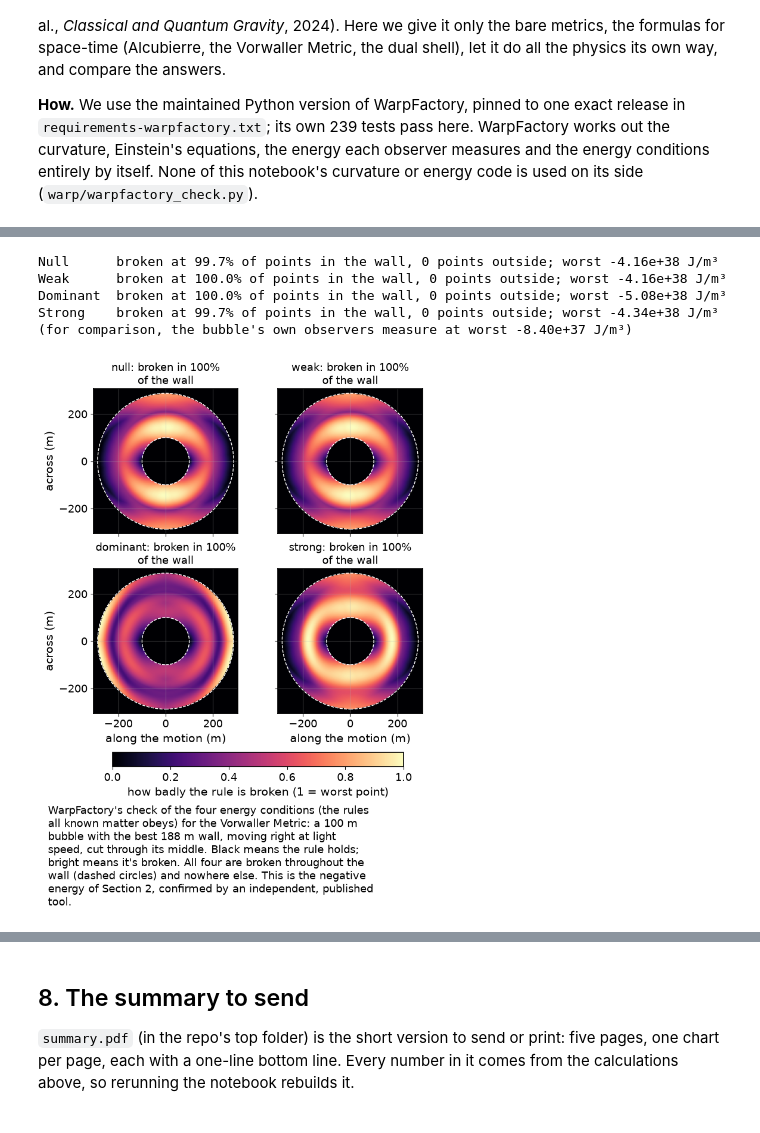
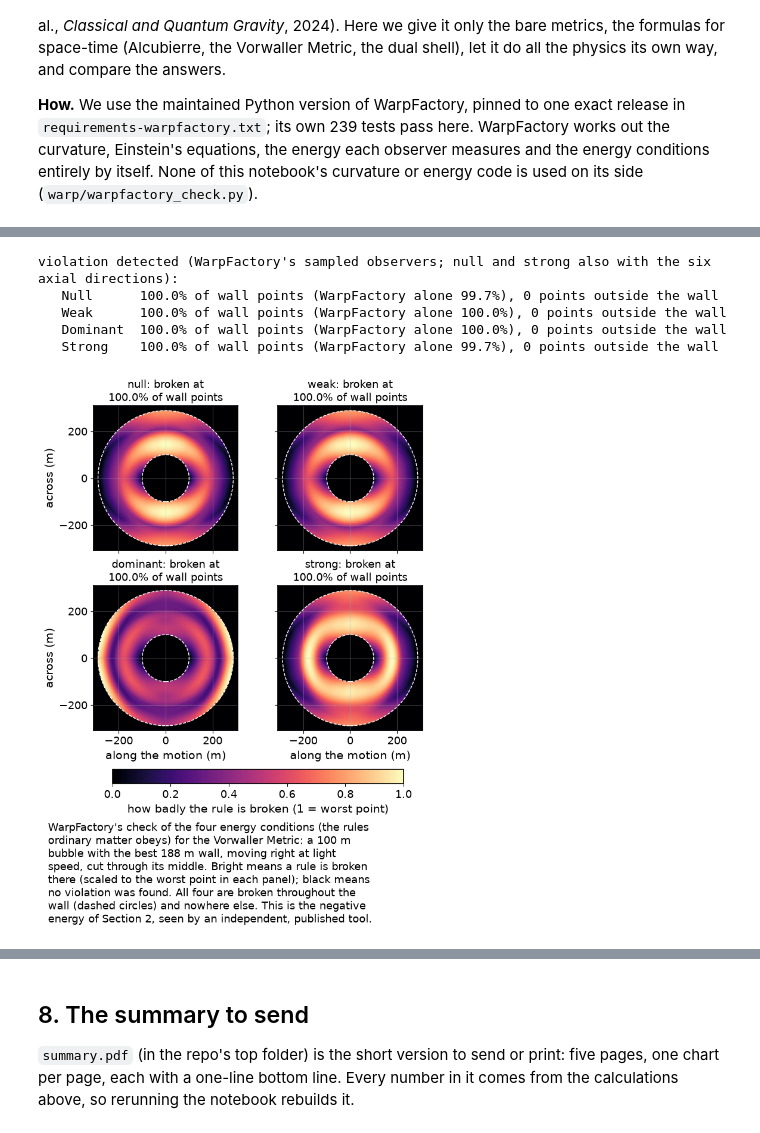
Before and after one commit to gvorwaller/warpdrive, a Jupyter notebook: warp_bubble.ipynb, the cells around one changed output, grey strips where cells are left out. Saved outputs shown, nothing was run; the diff lists cells and outputs as text; code cells hidden in the pictures.

```diff
--- a/warp_bubble.ipynb
+++ b/warp_bubble.ipynb
@@ -1003,48 +1025,52 @@ largest difference in any stress-energy component, as a fraction of the largest
 # %%
 import matplotlib.colors as mcolors
 from matplotlib.patches import Circle
 
 HALF = R + D_BEST + 20
-x7, y7, EC_MAPS = wf.energy_condition_maps(wf.cosine_wall_solver(R, D_BEST, BETA), HALF, n=160)
+x7, y7, EC_RAW, AXIAL = wf.energy_condition_maps(wf.cosine_wall_solver(R, D_BEST, BETA), HALF, n=160)
 XX, YY = np.meshgrid(x7, y7, indexing="ij")
 rr7 = np.hypot(XX, YY)
 in_wall = (rr7 > R) & (rr7 < R + D_BEST)
+# a null direction also witnesses the strong condition (its trace term drops out for null vectors)
+EC_MAPS = {cond: np.minimum(m, AXIAL) if cond in ("Null", "Strong") else m for cond, m in EC_RAW.items()}
 EC_FAIL = {}
+print("violation detected (WarpFactory's sampled observers; null and strong also with the six axial directions):")
 for cond, m in EC_MAPS.items():
-    broken = m < -1e-9 * np.abs(m).max()
-    EC_FAIL[cond] = (broken[in_wall].mean(), int(broken[~in_wall].sum()), m.min())
-    print(f"{cond:<9} broken at {broken[in_wall].mean():.1%} of points in the wall, {broken[~in_wall].sum()} points outside;"
-          f" worst {m.min():.2e} J/m³")
-print(f"(for comparison, the bubble's own observers measure at worst {energy.energy_density(0.0, np.linspace(R, R + D_BEST, 20001), lambda r: shapes.cosine_wall_df(r, R, D_BEST), BETA).min():.2e} J/m³)")
+    raw = EC_RAW[cond] < 0
+    found = m < 0
+    EC_FAIL[cond] = found[in_wall].mean()
+    print(f"   {cond:<9} {found[in_wall].mean():6.1%} of wall points (WarpFactory alone {raw[in_wall].mean():.1%}),"
+          f" {int(found[~in_wall].sum())} points outside the wall")
 
 fig, axes = plt.subplots(2, 2, figsize=(6.75, 7.4), layout="constrained", sharex=True, sharey=True)
 names = {"Null": "null", "Weak": "weak", "Dominant": "dominant", "Strong": "strong"}
 for ax, (cond, m) in zip(axes.flat, EC_MAPS.items()):
     img = ax.imshow((np.minimum(m, 0) / m.min()).T, origin="lower", cmap="magma", vmin=0, vmax=1,
-                    extent=(x7[0], x7[-1], y7[0], y7[-1]), interpolation="antialiased")
+                    extent=(-HALF, HALF, -HALF, HALF), interpolation="antialiased")
     for rad in (R, R + D_BEST):
         ax.add_patch(Circle((0, 0), rad, fill=False, ec="white", lw=1.0, ls="--"))
-    ax.set_title(f"{names[cond]}: broken in {EC_FAIL[cond][0]:.0%}\nof the wall", fontsize=13)
+    ax.set_title(f"{names[cond]}: broken at\n{EC_FAIL[cond]:.1%} of wall points", fontsize=13)
     ax.set_aspect("equal")
 for ax in axes[1]:
     ax.set_xlabel("along the motion (m)")
 for ax in axes[:, 0]:
     ax.set_ylabel("across (m)")
 cb = fig.colorbar(img, ax=axes, orientation="horizontal", shrink=0.8, pad=0.02)
 cb.set_label("how badly the rule is broken (1 = worst point)")
 path = save_figure(fig, "07_warpfactory_energy_conditions", f'''
-WarpFactory's check of the four energy conditions (the rules all known matter obeys) for the Vorwaller Metric:
-a {R:.0f} m bubble with the best {D_BEST:.0f} m wall, moving right at light speed, cut through its middle. Black means
-the rule holds; bright means it's broken. All four are broken throughout the wall (dashed circles) and nowhere
-else. This is the negative energy of Section 2, confirmed by an independent, published tool.''')
+WarpFactory's check of the four energy conditions (the rules ordinary matter obeys) for the Vorwaller Metric:
+a {R:.0f} m bubble with the best {D_BEST:.0f} m wall, moving right at light speed, cut through its middle. Bright
+means a rule is broken there (scaled to the worst point in each panel); black means no violation was found. All four
+are broken throughout the wall (dashed circles) and nowhere else. This is the negative energy of Section 2, seen by
+an independent, published tool.''')
 plt.show()
 # %% [output]
-Null      broken at 99.7% of points in the wall, 0 points outside; worst -4.16e+38 J/m³
-Weak      broken at 100.0% of points in the wall, 0 points outside; worst -4.16e+38 J/m³
-Dominant  broken at 100.0% of points in the wall, 0 points outside; worst -5.08e+38 J/m³
-Strong    broken at 99.7% of points in the wall, 0 points outside; worst -4.34e+38 J/m³
-(for comparison, the bubble's own observers measure at worst -8.40e+37 J/m³)
+violation detected (WarpFactory's sampled observers; null and strong also with the six axial directions):
+   Null      100.0% of wall points (WarpFactory alone 99.7%), 0 points outside the wall
+   Weak      100.0% of wall points (WarpFactory alone 100.0%), 0 points outside the wall
+   Dominant  100.0% of wall points (WarpFactory alone 100.0%), 0 points outside the wall
+   Strong    100.0% of wall points (WarpFactory alone 99.7%), 0 points outside the wall
-[figure, old version]
+[figure, new version]
 # %%
 d_line = np.logspace(0, 3, 300)
 m_line = [-energy.mass_from_wall_integral(energy.cosine_wall_integral_exact(R, d), BETA) for d in d_line]
```
Also changed, not shown: parts of 5 cells of this notebook, 8 other files.
